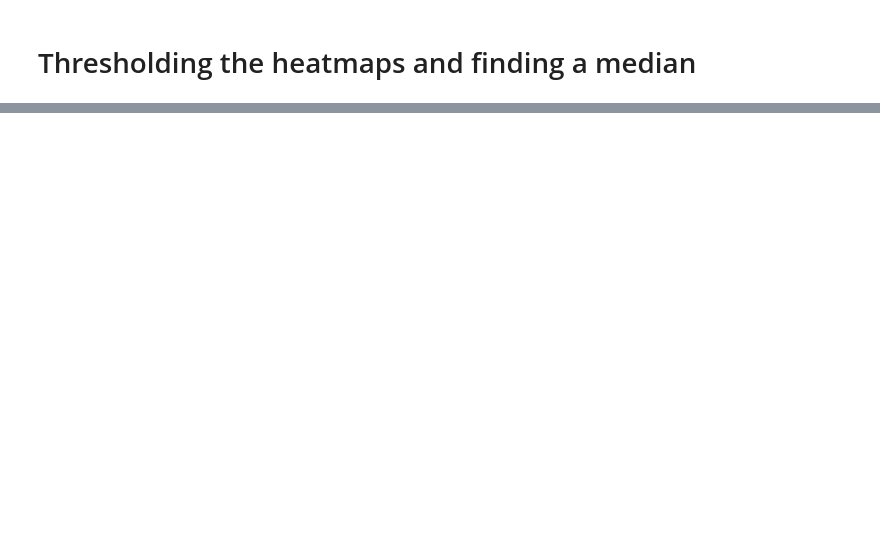
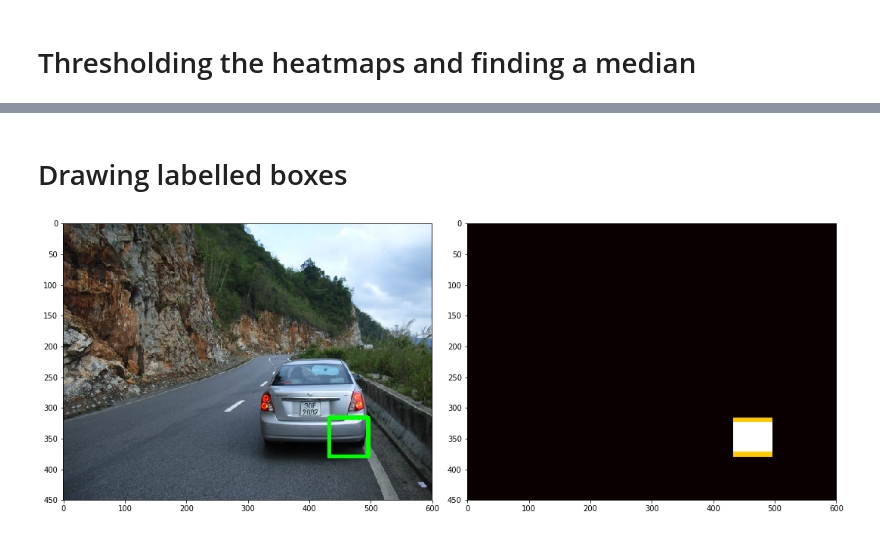
Before and after one commit to gusgad/vehicle-detection, a Jupyter notebook: vehicle_detection.ipynb, the cells around one changed output, grey strips where cells are left out. Saved outputs shown, nothing was run; the diff lists cells and outputs as text; code cells hidden in the pictures; blank space fills up the shorter version.

Commit message:
Draw labelled boxes

```diff
--- a/vehicle_detection.ipynb
+++ b/vehicle_detection.ipynb
@@ -339,0 +337,33 @@ Thresholded (720, 1280)
+# %% [markdown]
+# Drawing labelled boxes
+# %%
+def draw_labeled_bboxes(img, labels):
+
+    for car_number in range(1, labels[1]+1):
+        # find pixels with each car_number label value
+        nonzero = (labels[0] == car_number).nonzero()
+        # look up for coordinates
+        nonzeroy = np.array(nonzero[0])
+        nonzerox = np.array(nonzero[1])
+        # define a bounding box based on min/max x and y
+        bbox = ((np.min(nonzerox), np.min(nonzeroy)), (np.max(nonzerox), np.max(nonzeroy)))
+
+        cv2.rectangle(img, bbox[0], bbox[1], (0,255,0), 6)
+
+    return img
+
+# visualize the heatmap
+heatmap = np.clip(heat, 0, 255)
+boxes = label(heatmap)
+
+# final image
+draw_img = draw_labeled_bboxes(np.copy(img), boxes)
+
+fig = plt.figure(figsize=(15,20))
+plt.subplot(121)
+plt.imshow(draw_img)
+plt.subplot(122)
+plt.imshow(heatmap, cmap='hot')
+fig.tight_layout()
+# %% [output]
+[figure, added]
```
Also changed, not shown: parts of 5 cells of this notebook, 1 other file.
